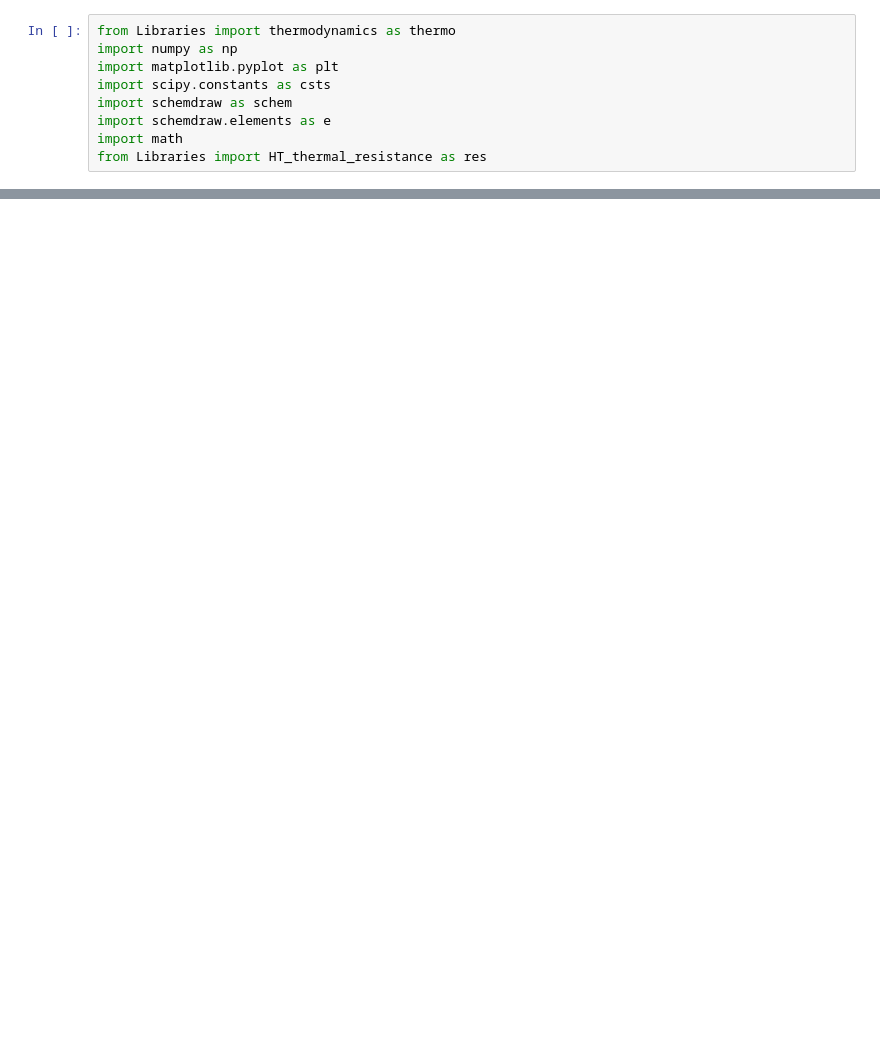
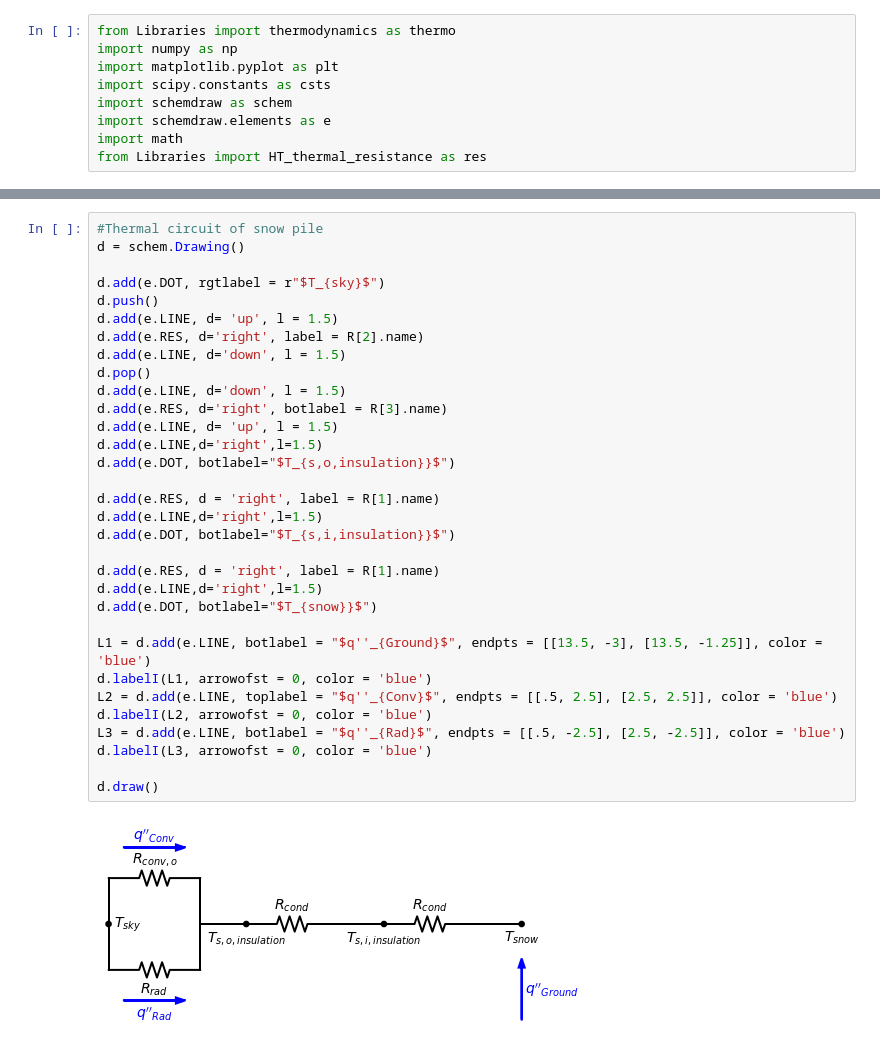
Before and after one commit to gmercy01/ME144-Final-Project, a Jupyter notebook: thermal_of_pipes.ipynb, the cells around one changed output, grey strips where cells are left out. Cells and saved outputs as stored; diff of their text form; blank space fills up the shorter version.

```diff
--- a/thermal_of_pipes.ipynb
+++ b/thermal_of_pipes.ipynb
@@ -44,0 +84,34 @@ d.draw()
+# %%
+#Thermal circuit of snow pile
+d = schem.Drawing()
+
+d.add(e.DOT, rgtlabel = r"$T_{sky}$")
+d.push()
+d.add(e.LINE, d= 'up', l = 1.5)
+d.add(e.RES, d='right', label = R[2].name)
+d.add(e.LINE, d='down', l = 1.5)
+d.pop()
+d.add(e.LINE, d='down', l = 1.5)
+d.add(e.RES, d='right', botlabel = R[3].name)
+d.add(e.LINE, d= 'up', l = 1.5)
+d.add(e.LINE,d='right',l=1.5)
+d.add(e.DOT, botlabel="$T_{s,o,insulation}}$")
+
+d.add(e.RES, d = 'right', label = R[1].name)
+d.add(e.LINE,d='right',l=1.5)
+d.add(e.DOT, botlabel="$T_{s,i,insulation}}$")
+
+d.add(e.RES, d = 'right', label = R[1].name)
+d.add(e.LINE,d='right',l=1.5)
+d.add(e.DOT, botlabel="$T_{snow}}$")
+
+L1 = d.add(e.LINE, botlabel = "$q''_{Ground}$", endpts = [[13.5, -3], [13.5, -1.25]], color = 'blue')
+d.labelI(L1, arrowofst = 0, color = 'blue')
+L2 = d.add(e.LINE, toplabel = "$q''_{Conv}$", endpts = [[.5, 2.5], [2.5, 2.5]], color = 'blue')
+d.labelI(L2, arrowofst = 0, color = 'blue')
+L3 = d.add(e.LINE, botlabel = "$q''_{Rad}$", endpts = [[.5, -2.5], [2.5, -2.5]], color = 'blue')
+d.labelI(L3, arrowofst = 0, color = 'blue')
+
+d.draw()
+# %% [output]
+[figure, added]
```
Also changed, not shown: parts of 6 cells of this notebook, 3 other files.
